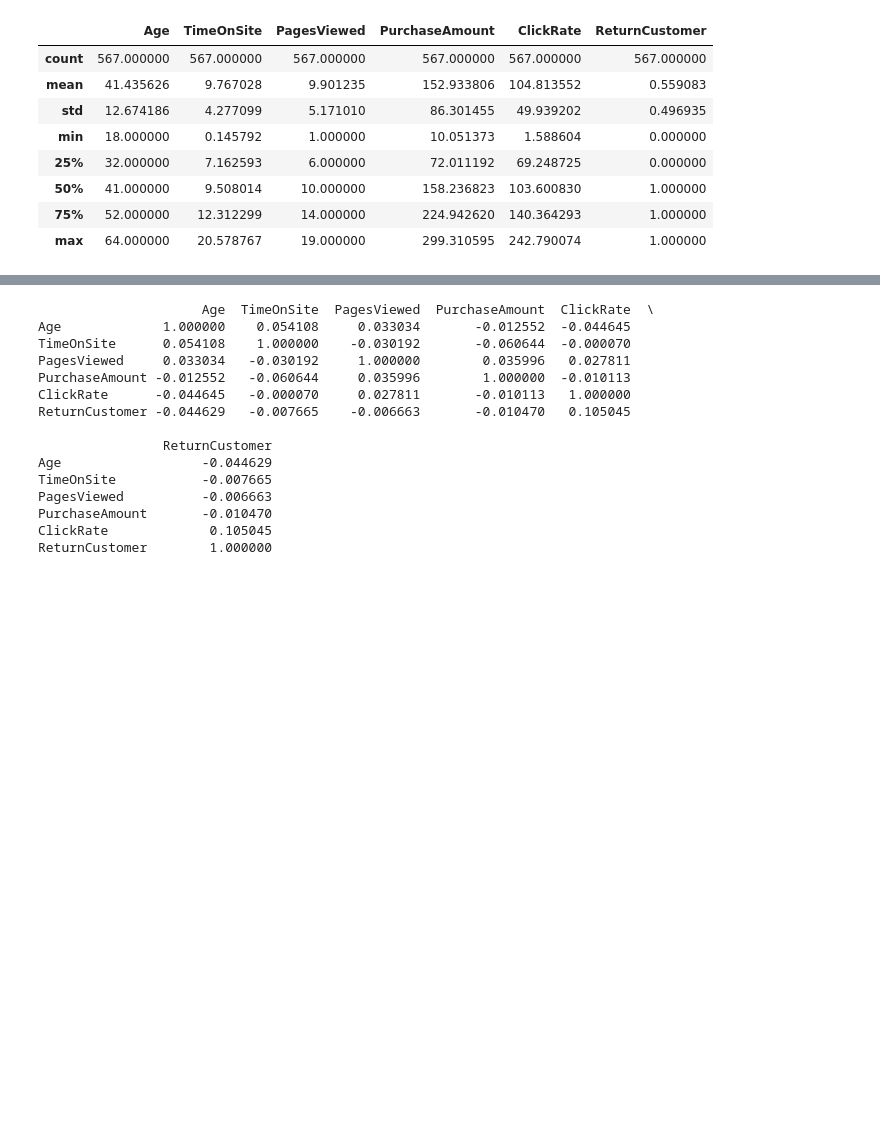
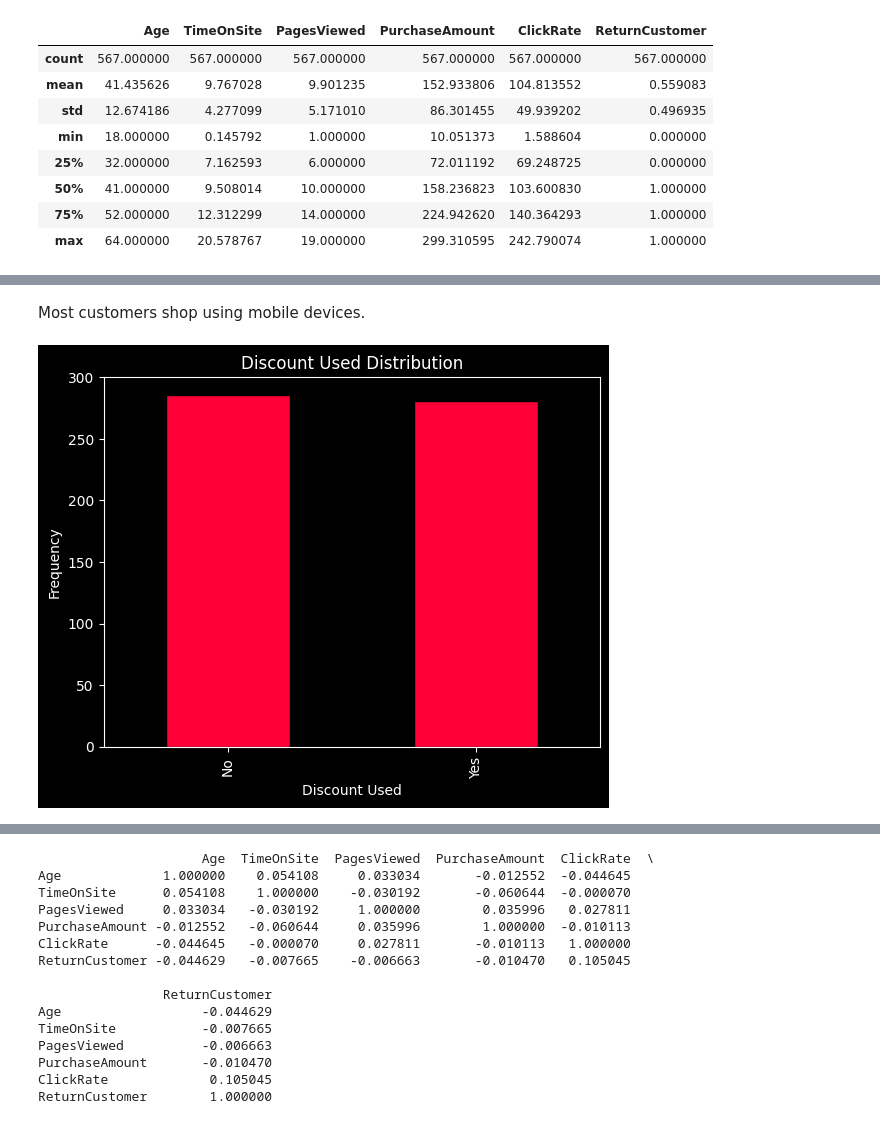
Before and after one commit to ahmadessawii06/DataScience-Project, a Jupyter notebook: main.ipynb, the cells around one changed output, grey strips where cells are left out. Drawn from its saved outputs; the diff is of its cells as text; code cells hidden in the pictures; blank space fills up the shorter version.

```diff
--- a/main.ipynb
+++ b/main.ipynb
@@ -656,0 +307,10 @@ Total Range: almost 0 = 1
+# %% [markdown]
+Most customers shop using mobile devices.
+# %%
+dfc['DiscountUsed'].value_counts().plot(kind='bar', color="#ff0037", edgecolor='black')
+plt.title('Discount Used Distribution')
+plt.xlabel('Discount Used')
+plt.ylabel('Frequency')
+plt.show()
+# %% [output]
+[figure, added]
```
Also changed, not shown: parts of 151 cells of this notebook.
